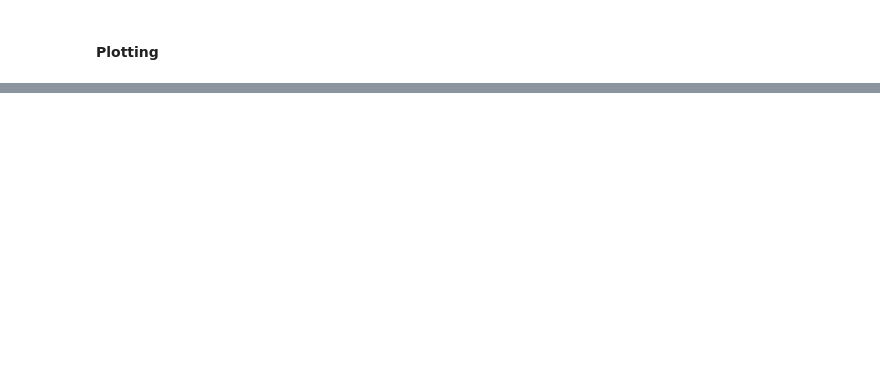
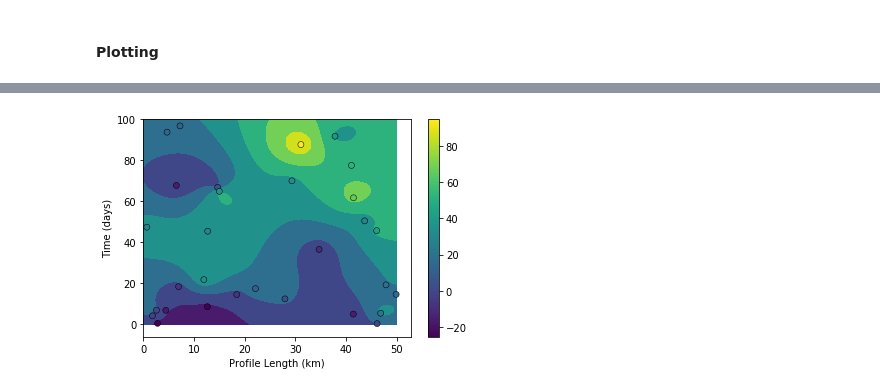
Before and after one commit to ICESAT-2HackWeek/xtrak, a Jupyter notebook: notebooks/fit_residuals.ipynb, the cells around one changed output, grey strips where cells are left out. Saved outputs shown, nothing was run; the diff lists cells and outputs as text; code cells hidden in the pictures; blank space fills up the shorter version.

```diff
--- a/notebooks/fit_residuals.ipynb
+++ b/notebooks/fit_residuals.ipynb
@@ -64,0 +73,10 @@ plt.show()
+# %%
+plt.figure()
+plt.contourf(grid_x/1000, grid_t, (grid_off))
+plt.scatter(res['x']/1000, res['t'], c=res['off'], linewidth=.5, edgecolor='k')
+plt.xlabel('Profile Length (km)')
+plt.ylabel('Time (days)')
+plt.colorbar();
+plt.show()
+# %% [output]
+[figure, added]
```
Also changed, not shown: parts of 5 cells of this notebook.
